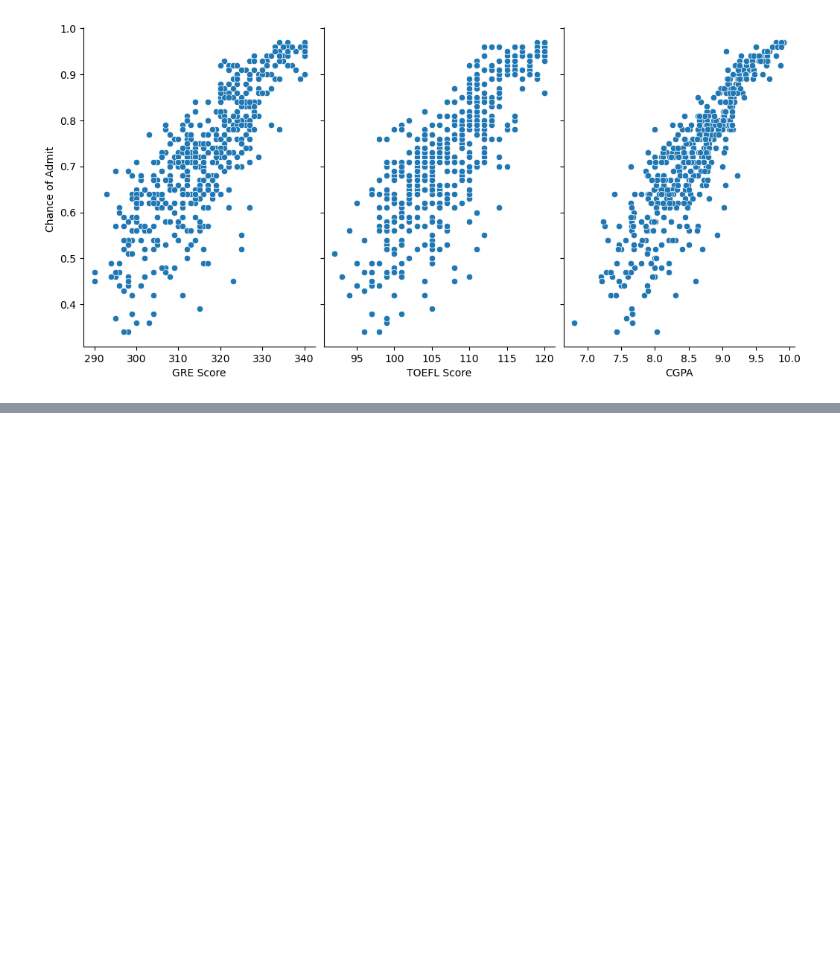
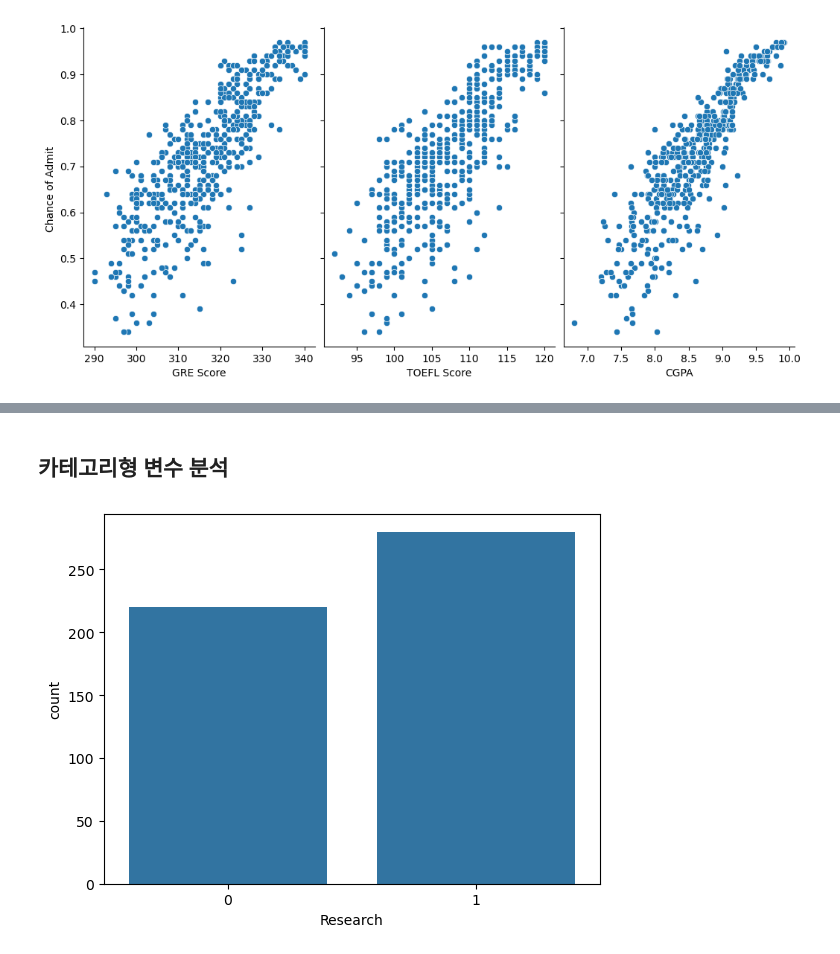
Before and after one commit to online5880/kaggle_pratice, a Jupyter notebook: graduate_admission/graduate_admission.ipynb, the cells around one changed output, grey strips where cells are left out. Drawn from its saved outputs; the diff is of its cells as text; code cells hidden in the pictures; blank space fills up the shorter version.

```diff
--- a/graduate_admission/graduate_admission.ipynb
+++ b/graduate_admission/graduate_admission.ipynb
@@ -111,0 +125,8 @@ plt.show()
+# %% [markdown]
+## 카테고리형 변수 분석
+# %%
+# 이진 변수의 분포 확인
+sns.countplot(x='Research', data=data)
+plt.show()
+# %% [output]
+[figure, added]
```
Also changed, not shown: parts of 27 cells of this notebook.
